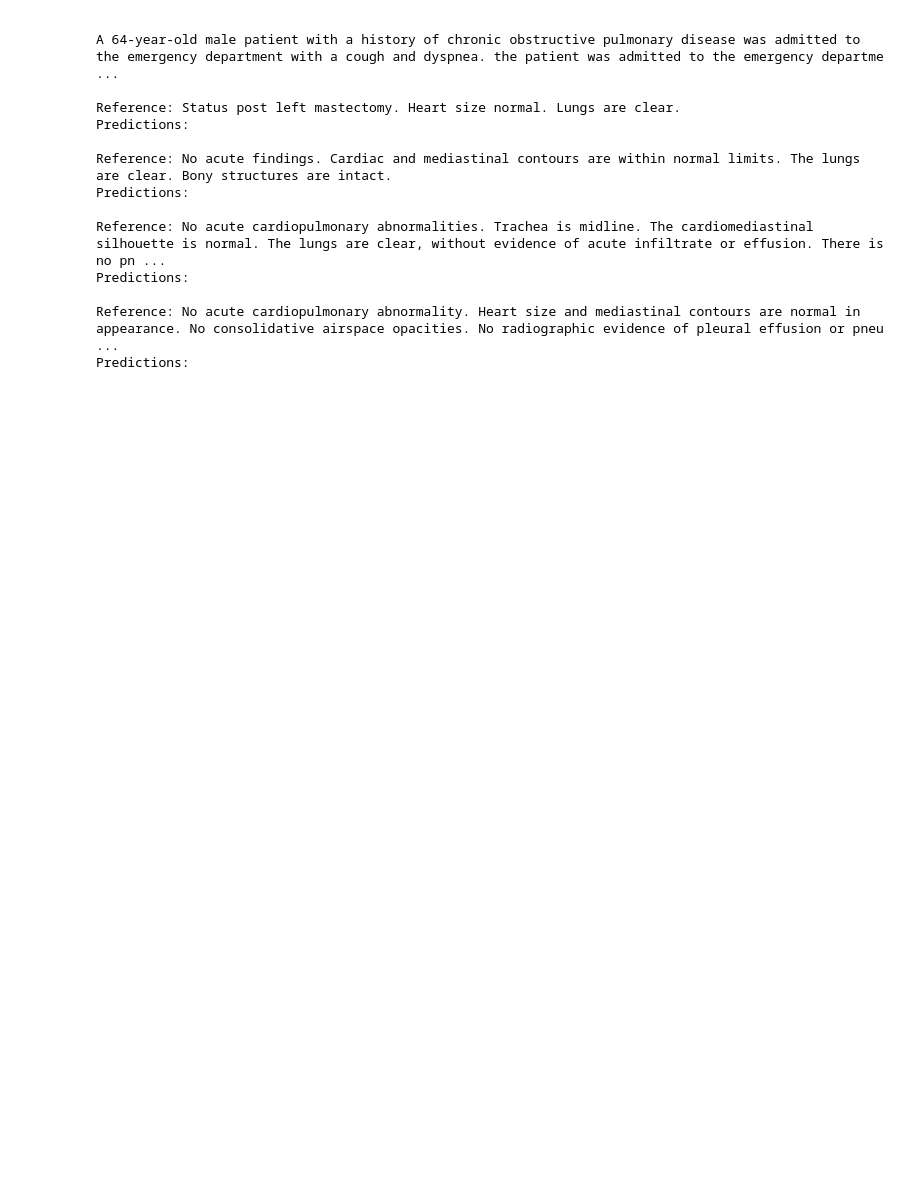
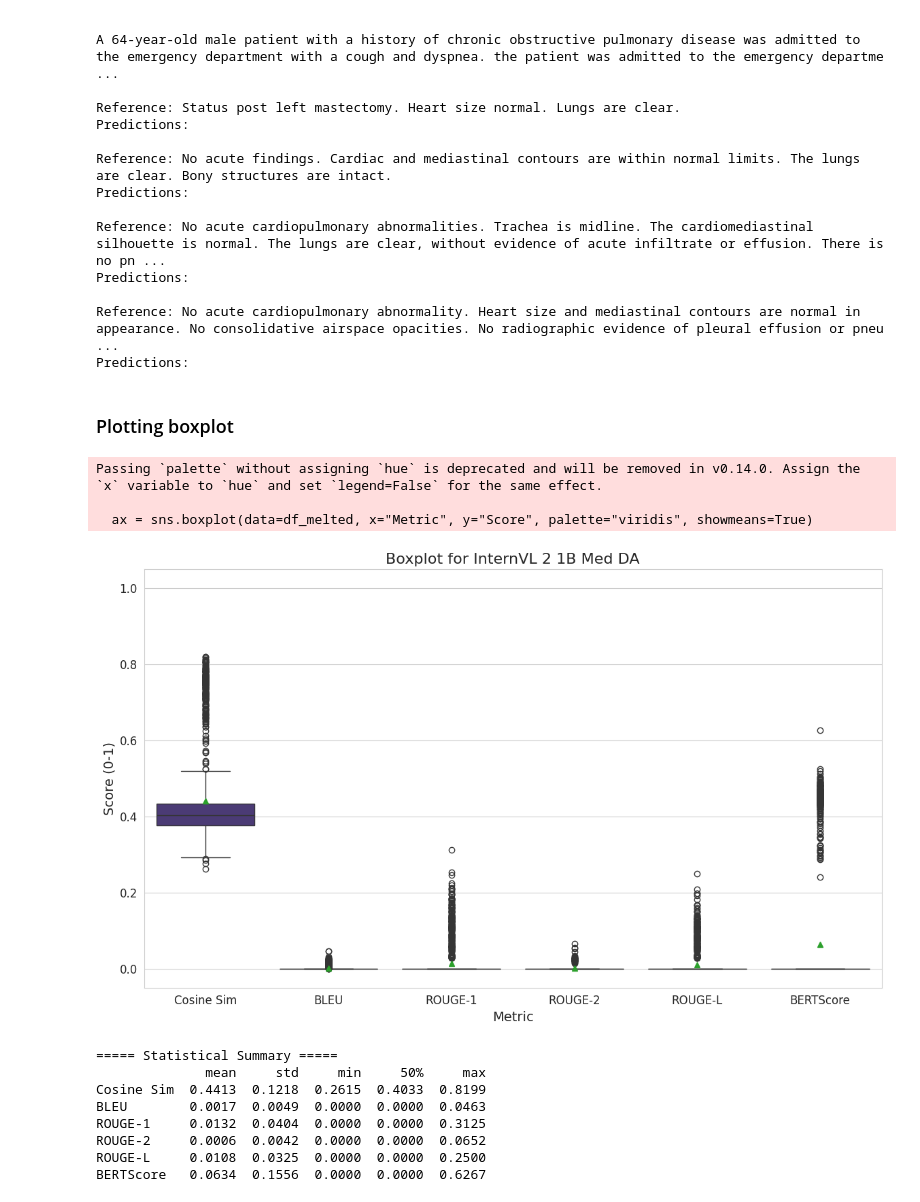
Before and after one commit to srikrish2812/cs2074_project, a Jupyter notebook: eval_internvl2_1B_Med_DA.ipynb, the cells around one changed output. Drawn from its saved outputs; the diff is of its cells as text; code cells hidden in the pictures; blank space fills up the shorter version.

```diff
--- a/eval_internvl2_1B_Med_DA.ipynb
+++ b/eval_internvl2_1B_Med_DA.ipynb
@@ -374,3 +360,63 @@ Predictions:
 
 Reference: No acute cardiopulmonary abnormality. Heart size and mediastinal contours are normal in appearance. No consolidative airspace opacities. No radiographic evidence of pleural effusion or pneu ...
 Predictions:
+# %% [markdown]
+### Plotting boxplot
+# %%
+import matplotlib.pyplot as plt
+import seaborn as sns
+import pandas as pd
+from sacrebleu import sentence_bleu
+
+
+cosine_scores = cosine_sims.cpu().numpy()
+bert_scores = results["f1"]
+
+# calculating Sentence-Level BLEU for distribution
+bleu_scores = []
+for p, r in zip(preds, refs):
+    # normalizing to 0-1 to match othewith otherr metrics on graph
+    score = sentence_bleu(p, [r]).score
+    bleu_scores.append(score / 100.0)
+
+# dataframe for all metrics
+df_metrics = pd.DataFrame({
+    "Cosine Sim": cosine_scores,
+    "BLEU": bleu_scores,
+    "ROUGE-1": rouge1_scores,
+    "ROUGE-2": rouge2_scores,
+    "ROUGE-L": rougeL_scores,
+    "BERTScore": bert_scores
+})
+
+#Plotting
+plt.figure(figsize=(14, 8))
+sns.set_style("whitegrid")
+
+# Transforming data to long format for Seaborn
+df_melted = df_metrics.melt(var_name="Metric", value_name="Score")
+ax = sns.boxplot(data=df_melted, x="Metric", y="Score", palette="viridis", showmeans=True)
+plt.title("Boxplot for InternVL 2 1B Med DA", fontsize=16)
+plt.ylabel("Score (0-1)", fontsize=14)
+plt.xlabel("Metric", fontsize=14)
+plt.ylim(-0.05, 1.05)
+plt.xticks(fontsize=12)
+plt.yticks(fontsize=12)
+
+plt.show()
+
+print("\n===== Statistical Summary =====")
+print(df_metrics.describe().T[['mean', 'std', 'min', '50%', 'max']].round(4))
+# %% [output]
+Passing `palette` without assigning `hue` is deprecated and will be removed in v0.14.0. Assign the `x` variable to `hue` and set `legend=False` for the same effect.
+
+  ax = sns.boxplot(data=df_melted, x="Metric", y="Score", palette="viridis", showmeans=True)
+[figure, added]
+===== Statistical Summary =====
+              mean     std     min     50%     max
+Cosine Sim  0.4413  0.1218  0.2615  0.4033  0.8199
+BLEU        0.0017  0.0049  0.0000  0.0000  0.0463
+ROUGE-1     0.0132  0.0404  0.0000  0.0000  0.3125
+ROUGE-2     0.0006  0.0042  0.0000  0.0000  0.0652
+ROUGE-L     0.0108  0.0325  0.0000  0.0000  0.2500
+BERTScore   0.0634  0.1556  0.0000  0.0000  0.6267
```
Also changed, not shown: parts of 4 cells of this notebook, 8 other files.
